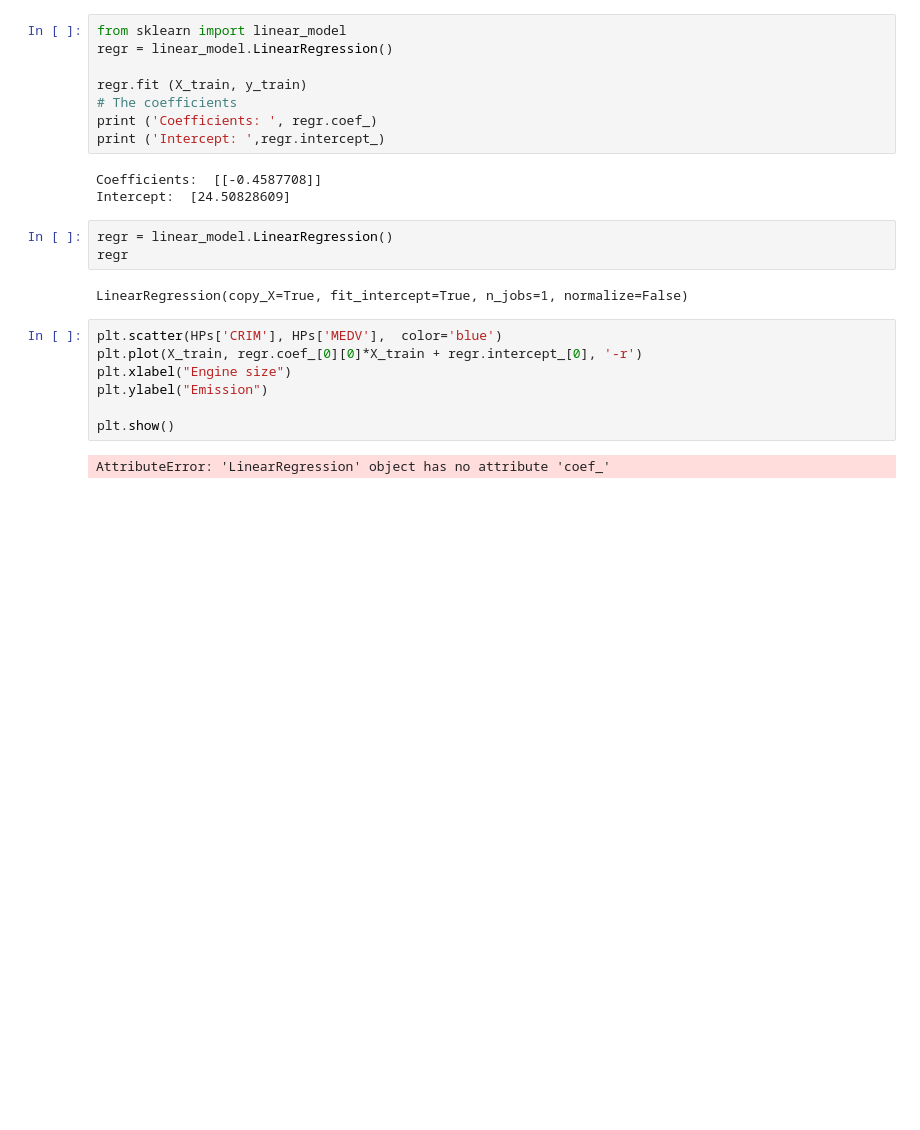
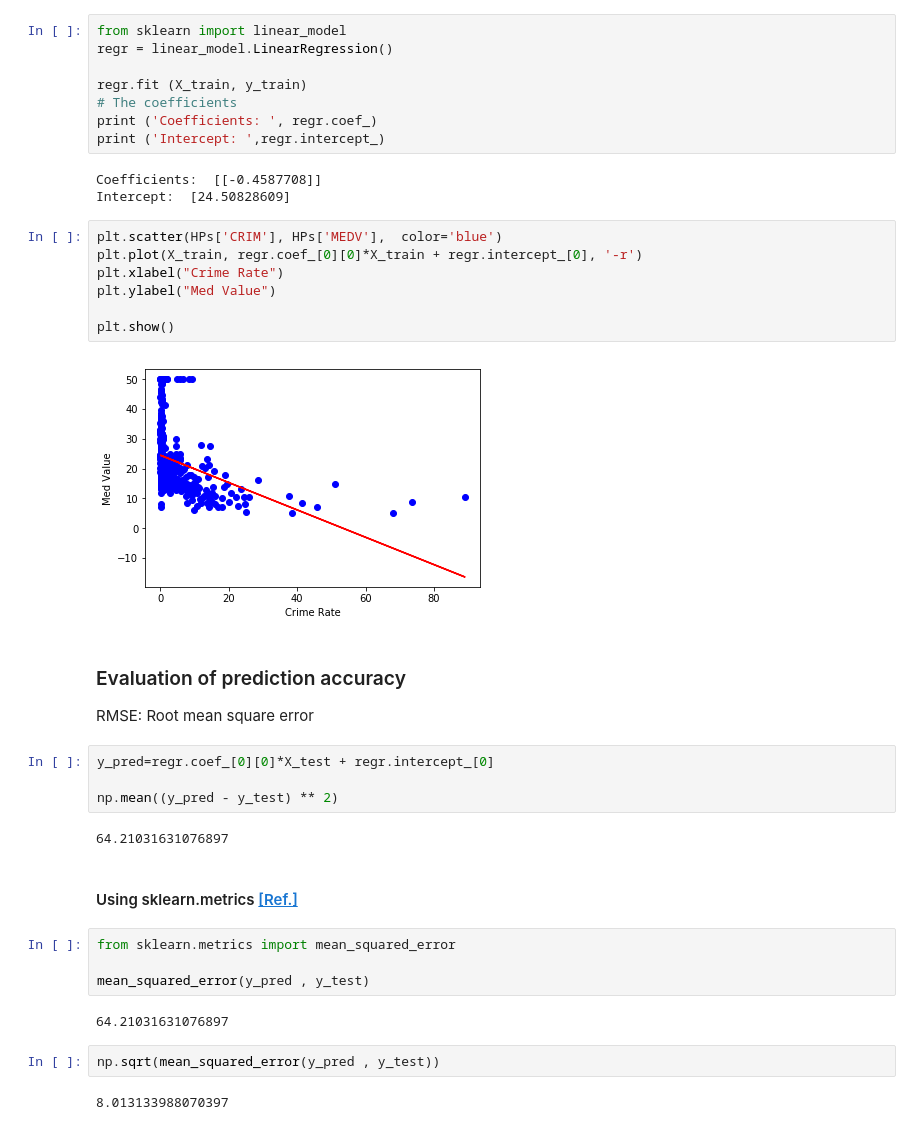
Before and after one commit to mesmalif/Predictive-Modelling-and-Data-Mining, a Jupyter notebook: W3_Regression.ipynb, the cells around one changed output. Cells and saved outputs as stored; diff of their text form; blank space fills up the shorter version.

```diff
--- a/W3_Regression.ipynb
+++ b/W3_Regression.ipynb
@@ -114,17 +114,35 @@ print ('Intercept: ',regr.intercept_)
 # %% [output]
 Coefficients:  [[-0.4587708]]
 Intercept:  [24.50828609]
-# %%
-regr = linear_model.LinearRegression()
-regr
-# %% [output]
-LinearRegression(copy_X=True, fit_intercept=True, n_jobs=1, normalize=False)
 # %%
 plt.scatter(HPs['CRIM'], HPs['MEDV'],  color='blue')
 plt.plot(X_train, regr.coef_[0][0]*X_train + regr.intercept_[0], '-r')
-plt.xlabel("Engine size")
-plt.ylabel("Emission")
+plt.xlabel("Crime Rate")
+plt.ylabel("Med Value")
 
 plt.show()
 # %% [output]
-AttributeError: 'LinearRegression' object has no attribute 'coef_'
+[figure, added]
+# %% [markdown]
+### Evaluation of prediction accuracy
+
+
+RMSE: Root mean square error
+# %%
+y_pred=regr.coef_[0][0]*X_test + regr.intercept_[0]
+
+np.mean((y_pred - y_test) ** 2)
+# %% [output]
+64.21031631076897
+# %% [markdown]
+#### Using sklearn.metrics [[Ref.]](https://scikit-learn.org/stable/modules/model_evaluation.html)
+# %%
+from sklearn.metrics import mean_squared_error
+
+mean_squared_error(y_pred , y_test)
+# %% [output]
+64.21031631076897
+# %%
+np.sqrt(mean_squared_error(y_pred , y_test))
+# %% [output]
+8.013133988070397
```
